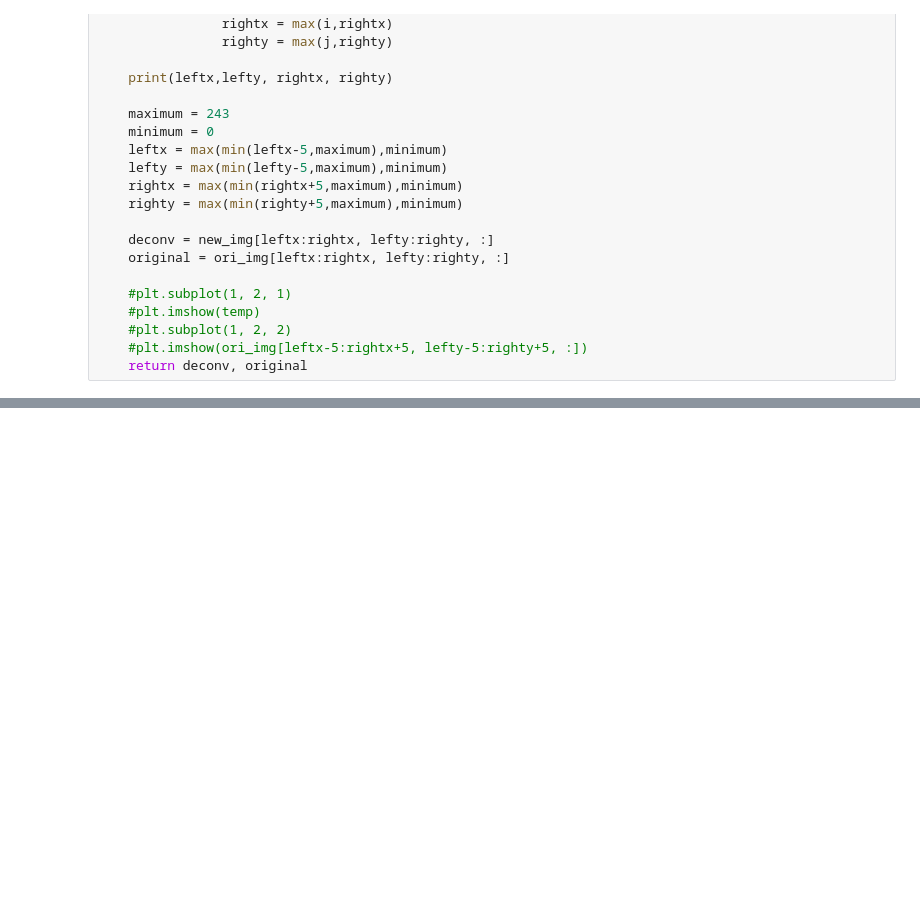
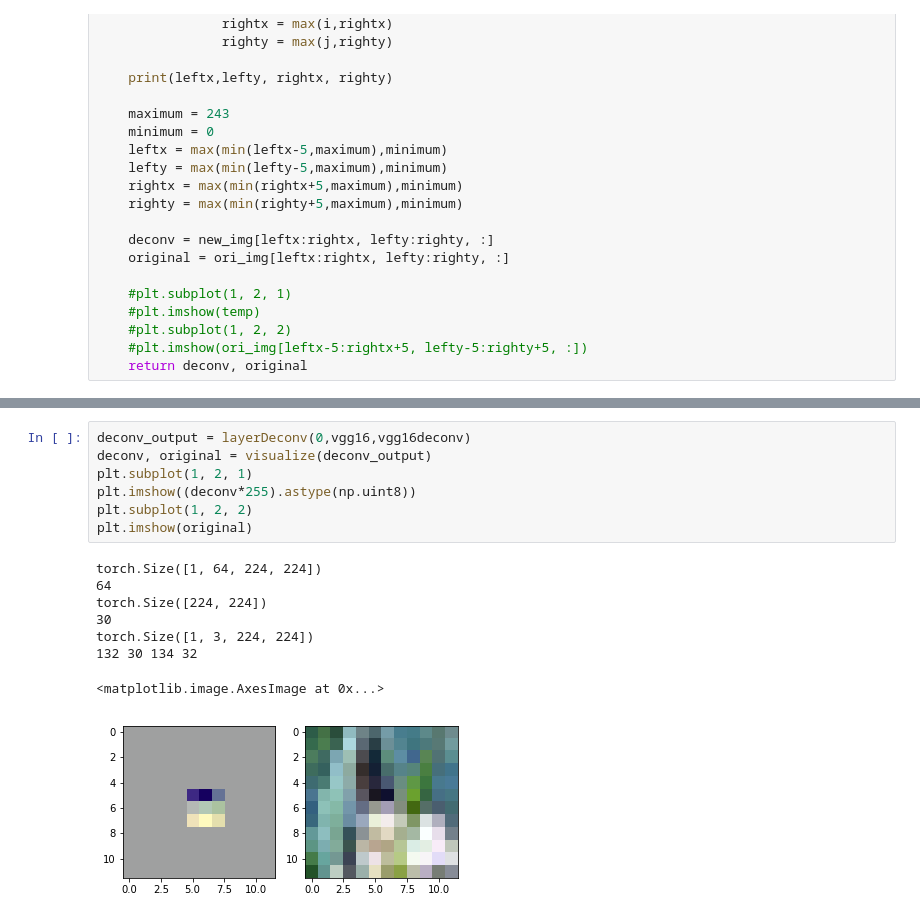
Before and after one commit to Hsue66/DeepLearningStudy, a Jupyter notebook: Deconv/Deconvolution-Complete.ipynb, the cells around one changed output, grey strips where cells are left out. Saved outputs shown, nothing was run; the diff lists cells and outputs as text; blank space fills up the shorter version.

```diff
--- a/Deconv/Deconvolution-Complete.ipynb
+++ b/Deconv/Deconvolution-Complete.ipynb
@@ -322,0 +269,16 @@ Clipping input data to the valid range for imshow with RGB data ([0..1] for floa
+# %%
+deconv_output = layerDeconv(0,vgg16,vgg16deconv)
+deconv, original = visualize(deconv_output)
+plt.subplot(1, 2, 1)
+plt.imshow((deconv*255).astype(np.uint8))
+plt.subplot(1, 2, 2)
+plt.imshow(original)
+# %% [output]
+torch.Size([1, 64, 224, 224])
+64
+torch.Size([224, 224])
+30
+torch.Size([1, 3, 224, 224])
+132 30 134 32
+<matplotlib.image.AxesImage at 0x...>
+[figure, added]
```
Also changed, not shown: parts of 2 cells of this notebook.
